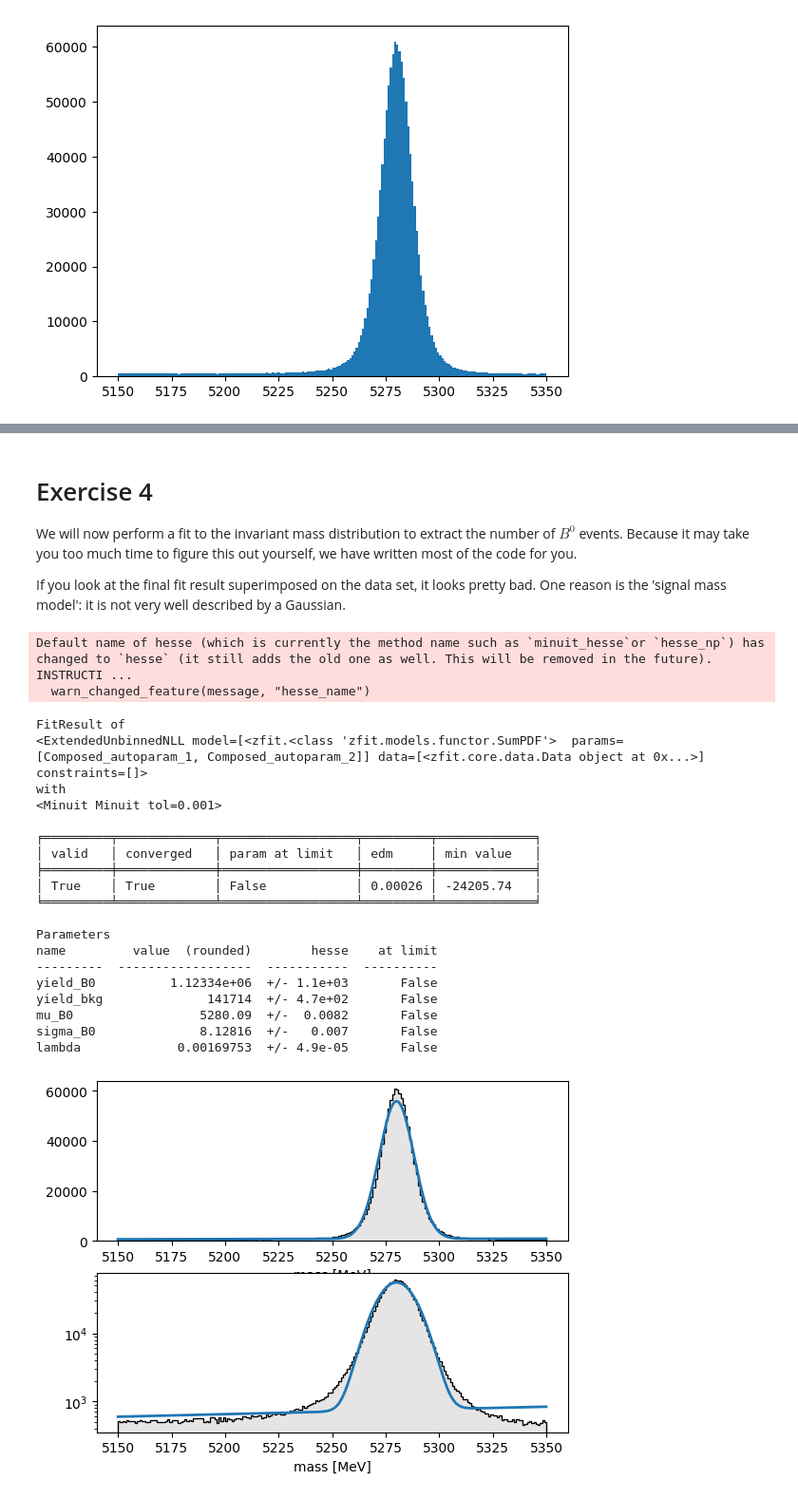
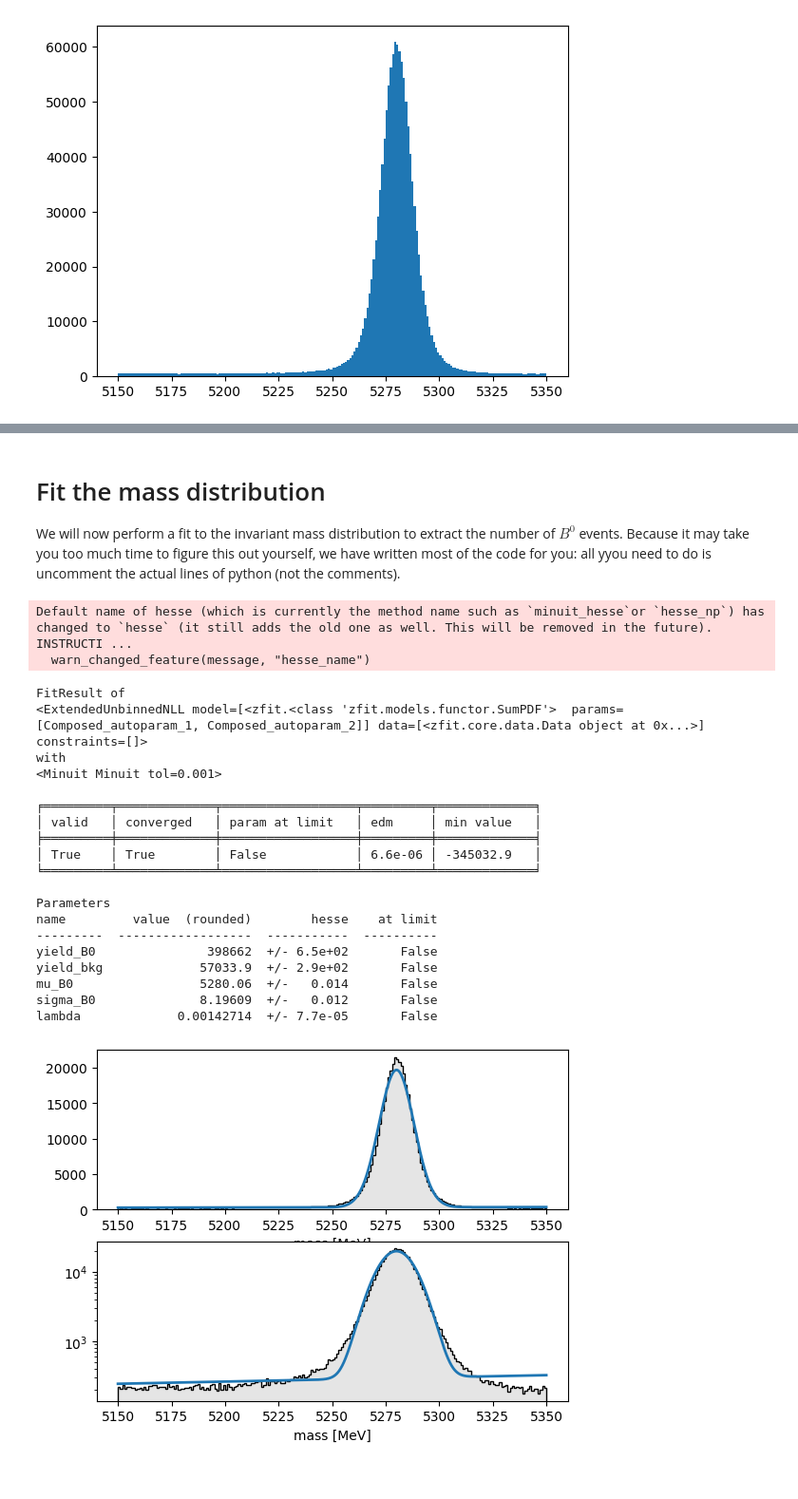
Before and after one commit to wouterhuls/FlavourPhysicsBND2023, a Jupyter notebook: mixingfrequency.ipynb, the cells around one changed output, grey strips where cells are left out. Shown at 95% size. Drawn from its saved outputs; the diff is of its cells as text; code cells hidden in the pictures.

```diff
--- a/mixingfrequency.ipynb
+++ b/mixingfrequency.ipynb
@@ -115,28 +119,33 @@ Draw also the B candidate 'decaytime'. The units are in nanoseconds. Compute the
 # %% [markdown]
-# Exercise 4
+# Fit the mass distribution
 
-We will now perform a fit to the invariant mass distribution to extract the number of $B^0$ events. Because it may take you too much time to figure this out yourself, we have written most of the code for you.
-
-If you look at the final fit result superimposed on the data set, it looks pretty bad. One reason is the 'signal mass model': it is not very well described by a Gaussian.
+We will now perform a fit to the invariant mass distribution to extract the number of $B^0$ events. Because it may take you too much time to figure this out yourself, we have written most of the code for you: all yyou need to do is uncomment the actual lines of python (not the comments).
 # %%
+# Import zfit
+
 import zfit
 import numpy as np
-
-# Specify the mass range. To simplify the fit, we first limit the mass range to the region just around the B0 mass peak.
-massmin = 5150
-massmax = 5350
 
 # temporary hack, to make sure we can rerun this cell as often as we like.
 from collections import OrderedDict
 zfit.core.parameter.ZfitParameterMixin._existing_params = OrderedDict()
 
-# create a zfit data set from the dataframe. there is one thing tricky here:
-# when the entries of an observable are outside the min/max range, they are
-# ommitted when reading the dataframe. to prevent that, we make a selection
-# beforehand.
-dfsel = df[ np.logical_and(mass>massmin,mass <massmax)]
+# Specify the mass range. This is need for the fit.
+massmin = 5150
+massmax = 5350
+
+# Create a zfit data set from the dataframe. There is one thing tricky here:
+# when the entries are outside the min/max range, they are
+# ommitted when reading the dataframe. To prevent that, we make a selection
+# beforehand. We also omit the untagged events (q=0), because we do not have
+# much use for them later.
+in_mass_range = np.logical_and(df['mass']>massmin,df['mass']<massmax)
+tagged = df['q']!=0
+selection = np.logical_and(in_mass_range,tagged)
+# Note that this overwrites the original data frame!
+df = df[selection]
 massobs = zfit.Space("mass",(massmin,massmax))
-zdata = zfit.Data.from_pandas( dfsel, obs = massobs )
+zdata = zfit.Data.from_pandas( df, obs = massobs )
 
 # create a zfit pdf for the B0 signal
 mu_B0 = zfit.Parameter("mu_B0", 5279, 5250, 5300)
@@ -164,41 +173,41 @@ result.hesse()
 print(result)
 
 # draw the result
 n_bins = 200
-npdata = zdata['mass'].numpy()
-plot_scaling = len(npdata) / n_bins * massobs.area()
+mass = df['mass']
+plot_scaling = len(mass) / n_bins * massobs.area()
 x = np.linspace(massmin,massmax, 1000)
 y = pdf_total.pdf(x).numpy()
 fig, axes = plt.subplots(2)
 axes[1].set_yscale("log")
 for i in range(2):
   axis = axes[i]
   color = 'black'
-  axis.hist(npdata, color=color, bins=n_bins, histtype="stepfilled", alpha=0.1)
-  axis.hist(npdata, color=color, bins=n_bins, histtype="step")
+  axis.hist(mass, color=color, bins=n_bins, histtype="stepfilled", alpha=0.1)
+  axis.hist(mass, color=color, bins=n_bins, histtype="step")
   axis.plot(x, y * plot_scaling, label="Sum - Model", linewidth=2)
   axis.set_xlabel("mass [MeV]")
 plt.show()
 # %% [output]
 Default name of hesse (which is currently the method name such as `minuit_hesse`or `hesse_np`) has changed to `hesse` (it still adds the old one as well. This will be removed in the future). INSTRUCTI ...
   warn_changed_feature(message, "hesse_name")
 FitResult of
 <ExtendedUnbinnedNLL model=[<zfit.<class 'zfit.models.functor.SumPDF'>  params=[Composed_autoparam_1, Composed_autoparam_2]] data=[<zfit.core.data.Data object at 0x...>] constraints=[]>
 with
 <Minuit Minuit tol=0.001>
 
 ╒═════════╤═════════════╤══════════════════╤═════════╤═════════════╕
 │ valid   │ converged   │ param at limit   │ edm     │ min value   │
 ╞═════════╪═════════════╪══════════════════╪═════════╪═════════════╡
-│ True    │ True        │ False            │ 0.00026 │ -24205.74   │
+│ True    │ True        │ False            │ 6.6e-06 │ -345032.9   │
 ╘═════════╧═════════════╧══════════════════╧═════════╧═════════════╛
 
 Parameters
 name         value  (rounded)        hesse    at limit
 ---------  ------------------  -----------  ----------
-yield_B0          1.12334e+06  +/- 1.1e+03       False
-yield_bkg              141714  +/- 4.7e+02       False
-mu_B0                 5280.09  +/-  0.0082       False
-sigma_B0              8.12816  +/-   0.007       False
-lambda             0.00169753  +/- 4.9e-05       False
+yield_B0               398662  +/- 6.5e+02       False
+yield_bkg             57033.9  +/- 2.9e+02       False
+mu_B0                 5280.06  +/-   0.014       False
+sigma_B0              8.19609  +/-   0.012       False
+lambda             0.00142714  +/- 7.7e-05       False
-[figure, old version]
+[figure, new version]
```
Also changed, not shown: parts of 20 cells of this notebook.
